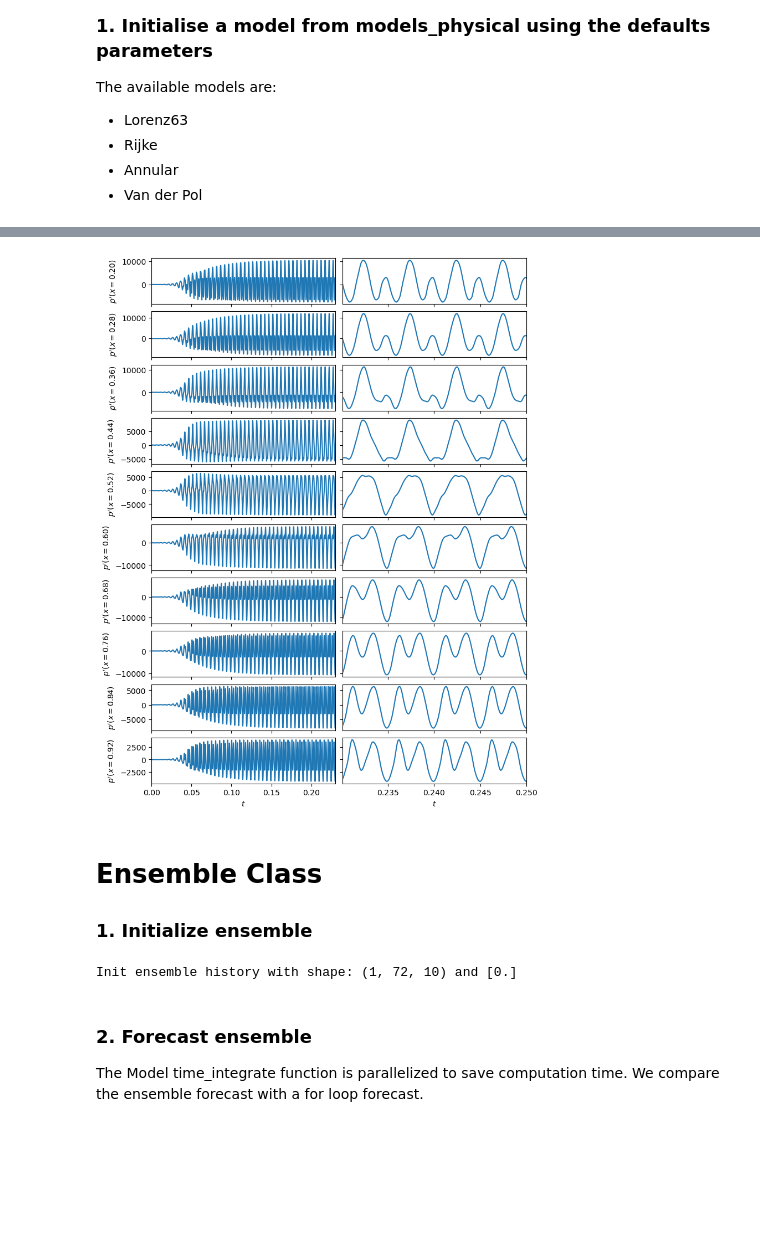
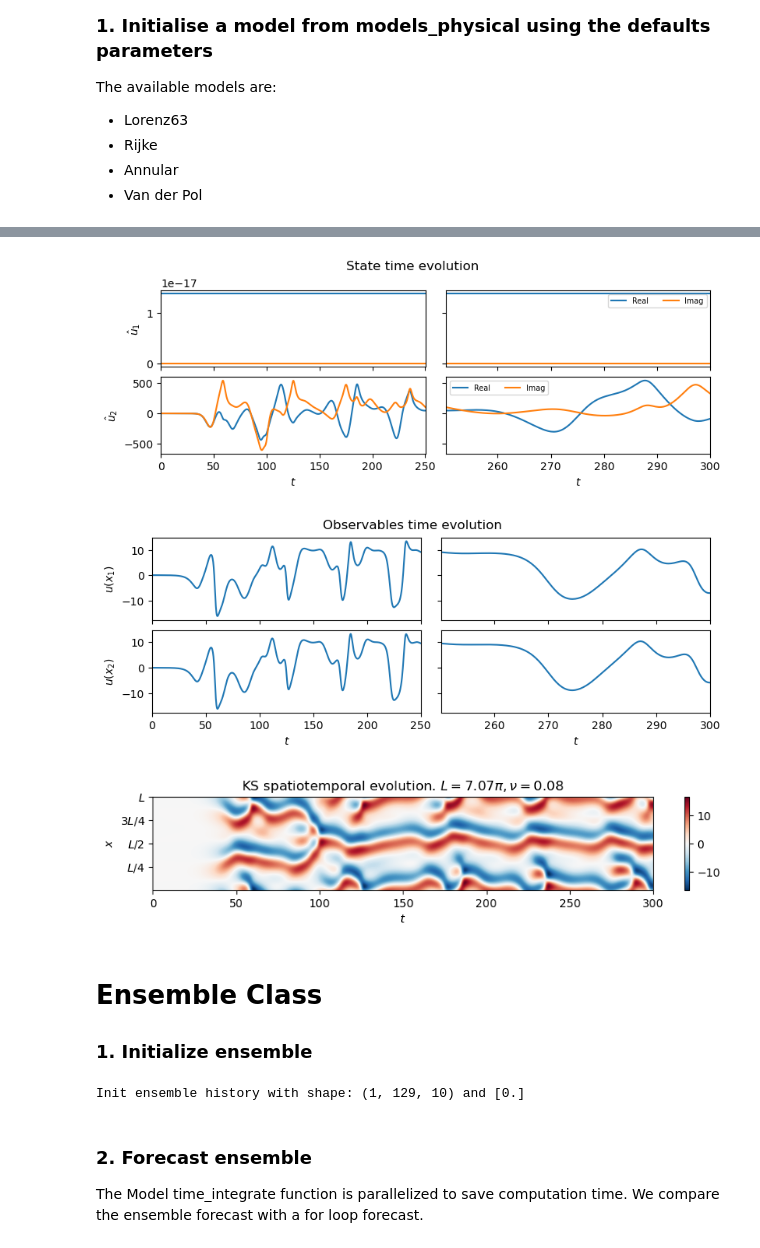
Before and after one commit to andreanovoa/real-time-bias-aware-DA, a Jupyter notebook: scripts/tutorials/00_Class_Model.ipynb, the cells around one changed output, grey strips where cells are left out. Drawn from its saved outputs; the diff is of its cells as text; code cells hidden in the pictures; blank space fills up the shorter version.

```diff
--- a/scripts/tutorials/00_Class_Model.ipynb
+++ b/scripts/tutorials/00_Class_Model.ipynb
@@ -21,4 +21,4 @@ The available models are:
 from models_physical import KS  as TheModel
 
 case = TheModel(nu=0.08,
-                Nq=10)  # If no arguments, the class is initialized with the default parameters
+                Nq=2)  # If no arguments, the class is initialized with the default parameters
@@ -49,27 +52,11 @@ Elapsed time =  0.7287073135375977
 # %%
 import matplotlib.pyplot as plt
 
-t_h = case.hist_t
-y = case.get_observable_hist() # history of the model observables
-lbl = case.obs_labels
-
-# Plot the time evolution of the observables
-t_zoom = int(case.t_CR / case.dt)
-
-fig = plt.figure(figsize=(8, case.Nq), layout="constrained")
-axs = fig.subplots(case.Nq, 2, sharey='row', sharex='col')
-if case.Nq == 1:
-    axs = [axs]
-
-for ii, ax in enumerate(axs):
-    ax[0].plot(t_h, y[:, ii])
-    ax[1].plot(t_h[-t_zoom:], y[-t_zoom:, ii])
-    ax[0].set(ylabel=lbl[ii])
-    if ii == case.Nq-1:
-        ax[0].set(xlabel='$t$', xlim=[t_h[0], t_h[-t_zoom]])
-        ax[1].set(xlabel='$t$', xlim=[t_h[-t_zoom], t_h[-1]])
+case.visualize_history()
 # %% [output]
-[figure, old version]
+[figure, new version]
+[figure, added]
+[figure, added]
 # %% [markdown]
 # Ensemble Class  <a class="anchor" id="fourth"></a>
 
@@ -90,7 +77,7 @@ ensemble = Ensemble(parent_model=case.copy(),
                     alpha_distr='uniform'
                    )
 # %% [output]
-Init ensemble history with shape: (1, 72, 10) and [0.]
+Init ensemble history with shape: (1, 129, 10) and [0.]
 # %% [markdown]
 ### 2. Forecast ensemble <a class="anchor" id="sixth"></a>
 The Model time_integrate function is parallelized to save computation time. We compare the ensemble forecast with a for loop forecast.
```
Also changed, not shown: parts of 12 cells of this notebook, 2 other files.
